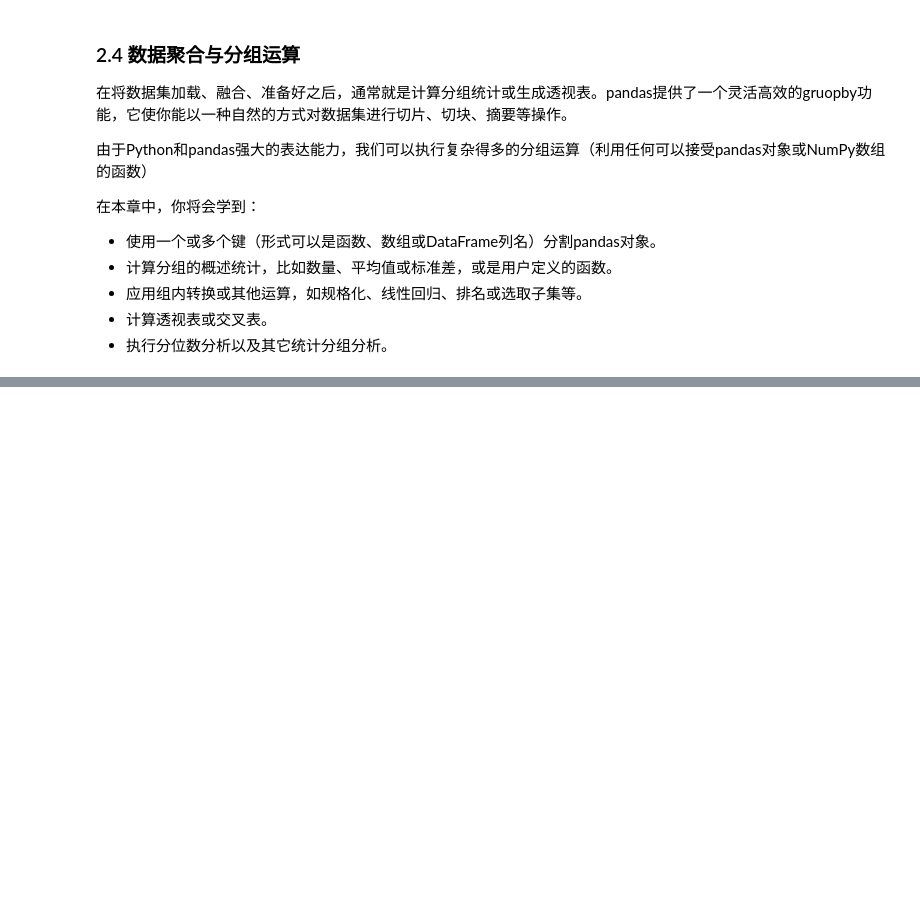
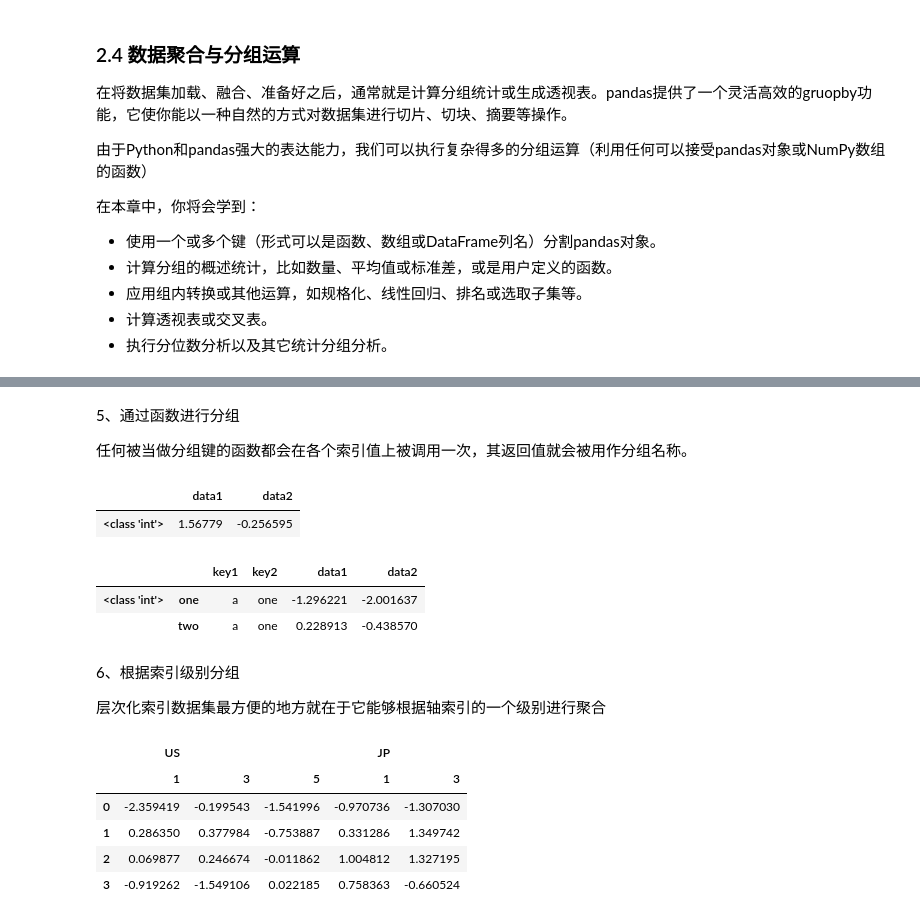
Before and after one commit to thirsd/tutorial, a Jupyter notebook: pandas.ipynb, the cells around one changed output, grey strips where cells are left out. Drawn from its saved outputs; the diff is of its cells as text; code cells hidden in the pictures; blank space fills up the shorter version.

Commit message:
Update pandas.ipynb
Add Groupby

```diff
--- a/pandas.ipynb
+++ b/pandas.ipynb
@@ -2752,0 +2936,31 @@ melted.set_index(['key', 'variable']).unstack('variable')
+# %% [markdown]
+5、通过函数进行分组
+
+任何被当做分组键的函数都会在各个索引值上被调用一次，其返回值就会被用作分组名称。
+# %%
+df.groupby(type).sum()
+# %% [output]
+|  | data1 | data2 |
+| <class 'int'> | 1.56779 | -0.256595 |
+# %%
+# 将函数跟数组、列表、字典、Series混合使用也不是问题，因为任何东西在内部都会被转换为数组
+key_list = ['one', 'one', 'one', 'two', 'two']
+df.groupby([type, key_list]).min()
+# %% [output]
+|  |  | key1 | key2 | data1 | data2 |
+| <class 'int'> | one | a | one | -1.296221 | -2.001637 |
+|  | two | a | one | 0.228913 | -0.438570 |
+# %% [markdown]
+6、根据索引级别分组
+
+层次化索引数据集最方便的地方就在于它能够根据轴索引的一个级别进行聚合
+# %%
+hier_df = pd.DataFrame(np.random.randn(4, 5), columns=[['US', 'US', 'US','JP', 'JP'], [1, 3, 5, 1, 3]])
+hier_df
+# %% [output]
+|  | US |  |  | JP |  |
+|  | 1 | 3 | 5 | 1 | 3 |
+| 0 | -2.359419 | -0.199543 | -1.541996 | -0.970736 | -1.307030 |
+| 1 | 0.286350 | 0.377984 | -0.753887 | 0.331286 | 1.349742 |
+| 2 | 0.069877 | 0.246674 | -0.011862 | 1.004812 | 1.327195 |
+| 3 | -0.919262 | -1.549106 | 0.022185 | 0.758363 | -0.660524 |
```
Also changed, not shown: parts of 62 cells of this notebook.
